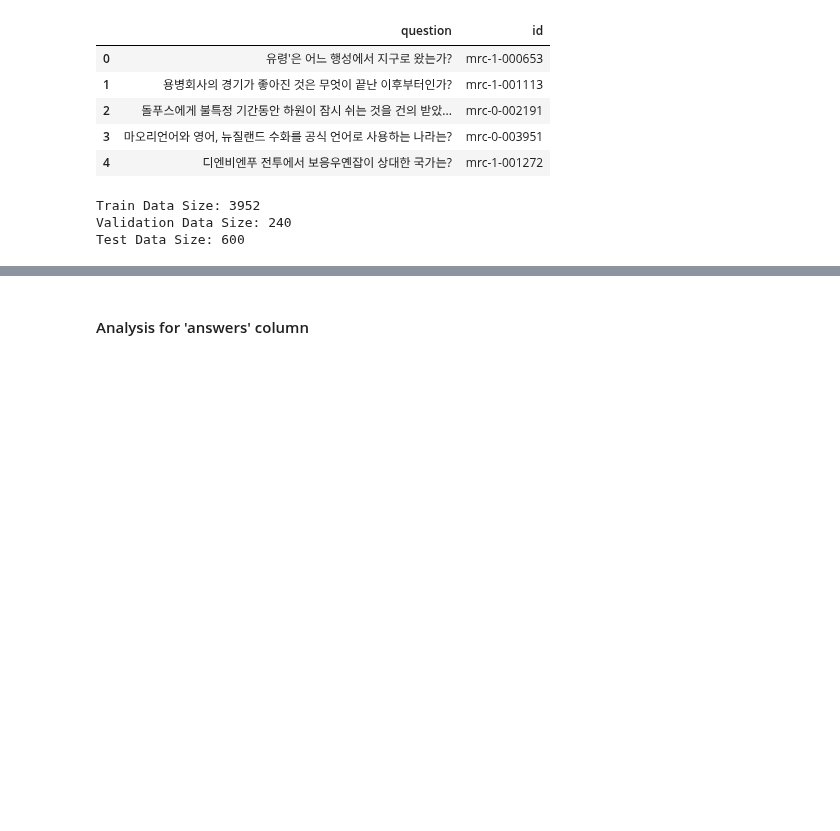
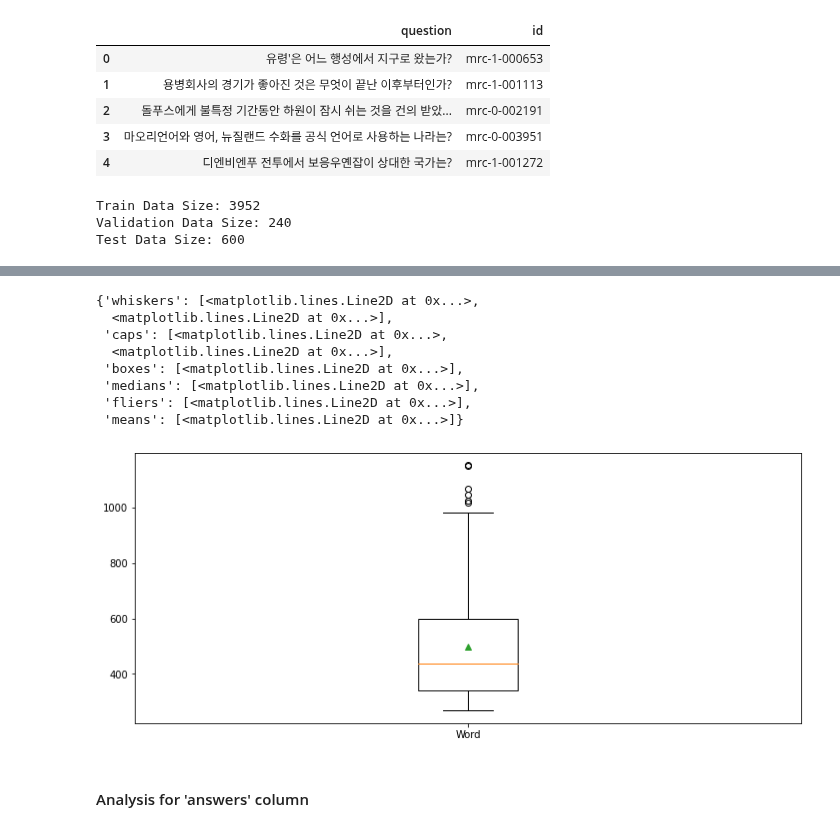
Before and after one commit to boostcampaitech2/mrc-level2-nlp-15, a Jupyter notebook: EDA.ipynb, the cells around one changed output, grey strips where cells are left out. Cells and saved outputs as stored; diff of their text form; code cells hidden in the pictures; blank space fills up the shorter version.

```diff
--- a/EDA.ipynb
+++ b/EDA.ipynb
@@ -81,0 +107,15 @@ Test Data Size: 600
+# %%
+val_res = []
+
+for i in range(len(val_context)):
+    val_res.append(tokenizer(
+        val_context[i],
+        return_tensors="pt",
+        add_special_tokens = True
+    ))
+
+encoded_val_contexts = []
+
+for i in range(len(val_res)):
+    s = [tokenizer.convert_ids_to_tokens(s) for s in val_res[i]['input_ids']]
+    encoded_val_contexts.append(s[0])
@@ -81,0 +171,21 @@ Test Data Size: 600
+# %%
+import numpy as np
+encoded_val_contexts_len = []
+
+for encoded_sentence in encoded_val_contexts:
+    encoded_val_contexts_len.append(len(encoded_sentence))
+encoded_val_contexts_len = np.array(encoded_val_contexts_len)
+
+print("valid token length")
+print("count : ", len(encoded_val_contexts_len))
+print("mean of len : ", np.mean(encoded_val_contexts_len))
+print("median of len: ", np.median(encoded_val_contexts_len))
+print("std of len : ", np.std(encoded_val_contexts_len))
+print("max of len : ", np.max(encoded_val_contexts_len))
+print("min of len : ", np.min(encoded_val_contexts_len))
+print('1Q Length : {}'.format(np.percentile(encoded_val_contexts_len, 25)))
+print('2Q Length : {}'.format(np.percentile(encoded_val_contexts_len, 50)))
+print('3Q Length : {}'.format(np.percentile(encoded_val_contexts_len, 75)))
+
+max_sequence_length = 512
+print(f"number of items that are bigger than {max_sequence_length}:" , len(encoded_val_contexts_len[encoded_val_contexts_len > max_sequence_length]), "out of", len(encoded_val_contexts_len))
@@ -82,3 +204,19 @@ Test Data Size: 600
+# %%
+# ignore matplotlib warning
+plt.figure(figsize=(12,5))
+plt.boxplot([encoded_val_contexts_len],
+            labels = ['Word'],
+            showmeans=True)
+# %% [output]
+{'whiskers': [<matplotlib.lines.Line2D at 0x...>,
+  <matplotlib.lines.Line2D at 0x...>],
+ 'caps': [<matplotlib.lines.Line2D at 0x...>,
+  <matplotlib.lines.Line2D at 0x...>],
+ 'boxes': [<matplotlib.lines.Line2D at 0x...>],
+ 'medians': [<matplotlib.lines.Line2D at 0x...>],
+ 'fliers': [<matplotlib.lines.Line2D at 0x...>],
+ 'means': [<matplotlib.lines.Line2D at 0x...>]}
+[figure, added]
 # %% [markdown]
 #### Analysis for 'answers' column
 # %%
```
Also changed, not shown: parts of 9 cells of this notebook.
